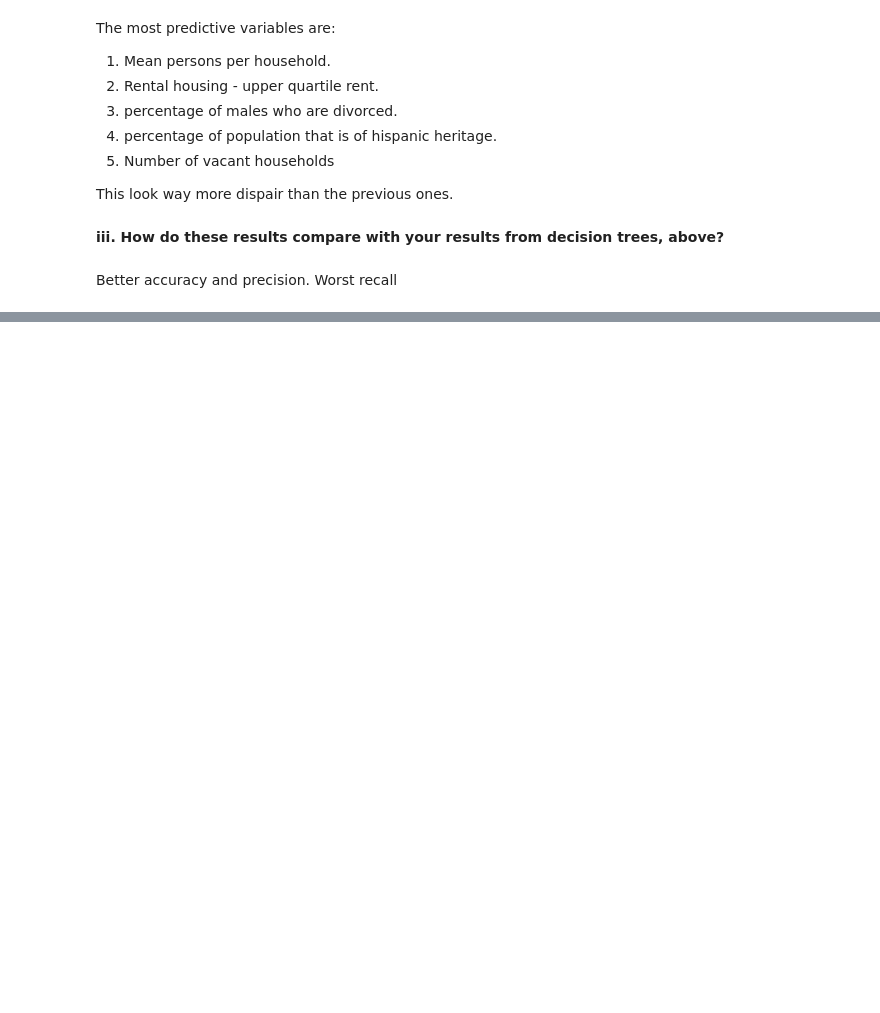
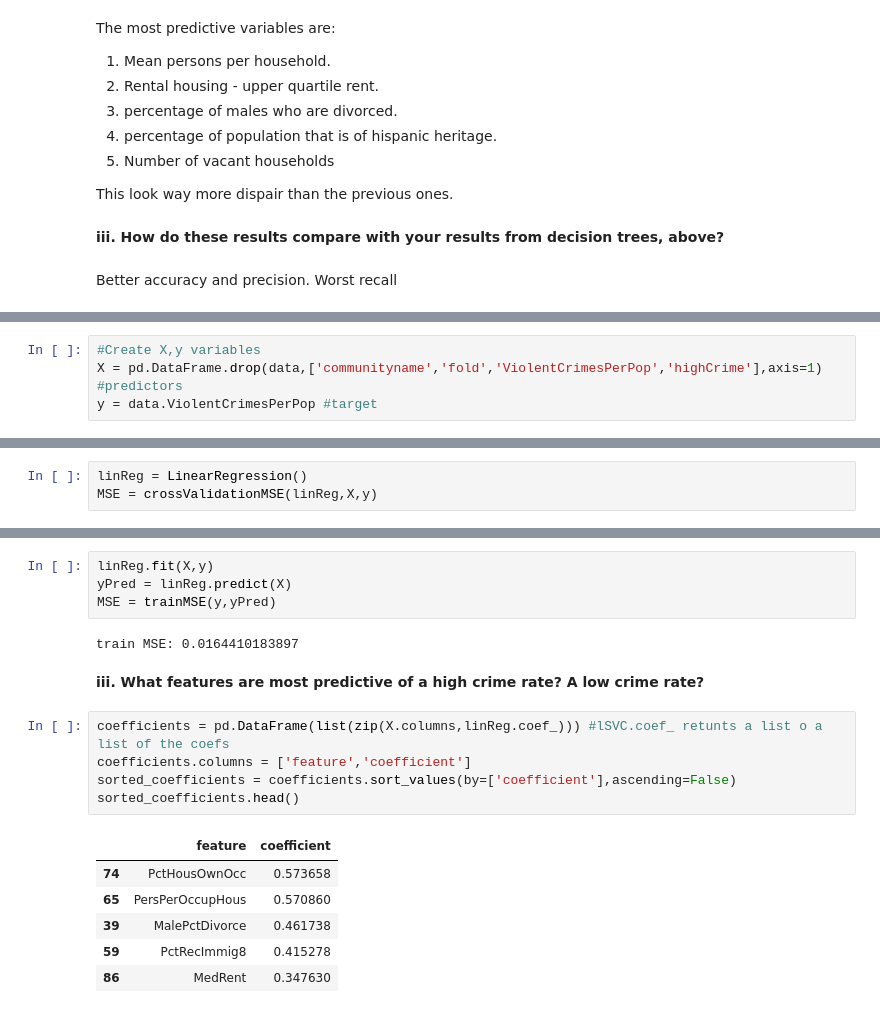
Before and after one commit to edballest/DataScienceAnalytics-CrimePrediction, a Jupyter notebook: Ballesteros-A20410861-homework1.ipynb, the cells around one changed output, grey strips where cells are left out. Saved outputs shown, nothing was run; the diff lists cells and outputs as text; blank space fills up the shorter version.

```diff
--- a/Ballesteros-A20410861-homework1.ipynb
+++ b/Ballesteros-A20410861-homework1.ipynb
@@ -235,0 +219,4 @@ Better accuracy and precision. Worst recall
+# %%
+#Create X,y variables
+X = pd.DataFrame.drop(data,['communityname','fold','ViolentCrimesPerPop','highCrime'],axis=1) #predictors
+y = data.ViolentCrimesPerPop #target
@@ -235,0 +237,3 @@ Better accuracy and precision. Worst recall
+# %%
+linReg = LinearRegression()
+MSE = crossValidationMSE(linReg,X,y)
@@ -235,0 +252,20 @@ Better accuracy and precision. Worst recall
+# %%
+linReg.fit(X,y)
+yPred = linReg.predict(X)
+MSE = trainMSE(y,yPred)
+# %% [output]
+train MSE: 0.0164410183897
+# %% [markdown]
+**iii.	What features are most predictive of a high crime rate? A low crime rate?**
+# %%
+coefficients = pd.DataFrame(list(zip(X.columns,linReg.coef_))) #lSVC.coef_ retunts a list o a list of the coefs
+coefficients.columns = ['feature','coefficient']
+sorted_coefficients = coefficients.sort_values(by=['coefficient'],ascending=False)
+sorted_coefficients.head()
+# %% [output]
+|  | feature | coefficient |
+| 74 | PctHousOwnOcc | 0.573658 |
+| 65 | PersPerOccupHous | 0.570860 |
+| 39 | MalePctDivorce | 0.461738 |
+| 59 | PctRecImmig8 | 0.415278 |
+| 86 | MedRent | 0.347630 |
```
Also changed, not shown: parts of 44 cells of this notebook.
